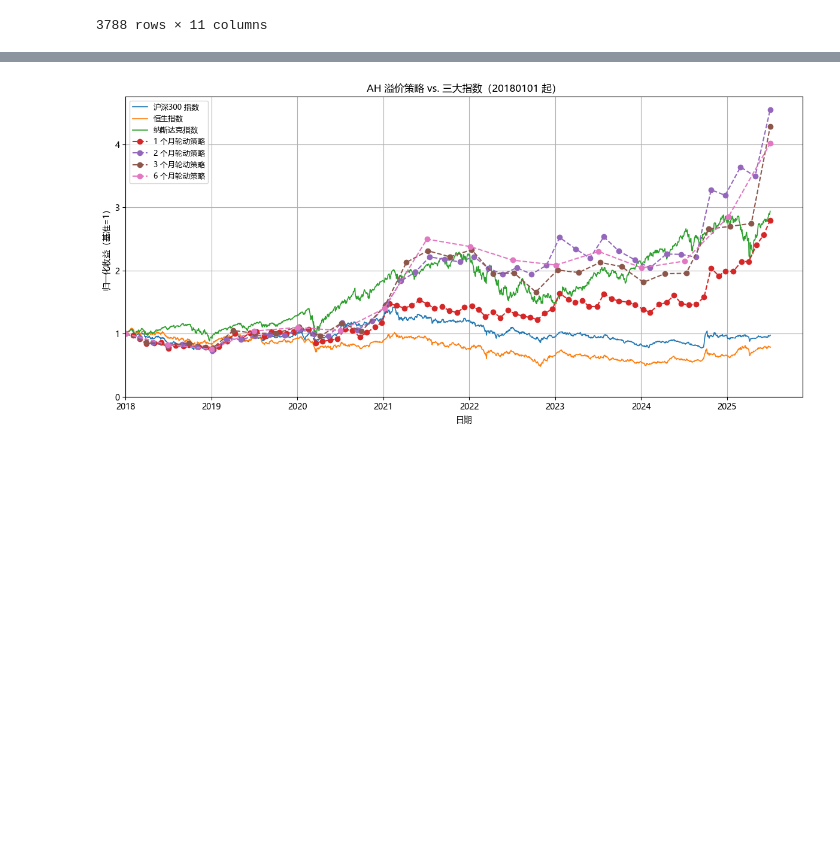
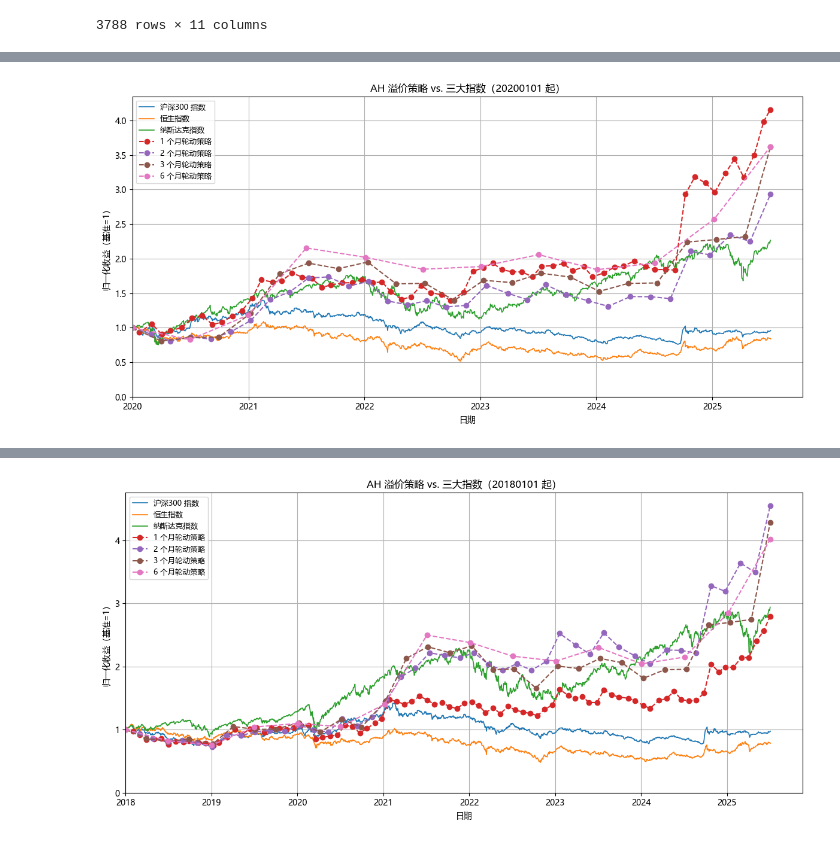
Before and after one commit to Raytto/Quant_strategy_ahp, a Jupyter notebook: strategy_AH_premium_3_cap.ipynb, the cells around one changed output, grey strips where cells are left out. Saved outputs shown, nothing was run; the diff lists cells and outputs as text; code cells hidden in the pictures; blank space fills up the shorter version.

```diff
--- a/strategy_AH_premium_3_cap.ipynb
+++ b/strategy_AH_premium_3_cap.ipynb
@@ -373,0 +388,11 @@ def test(
+# %%
+# 无费率原策略 选top5和bot5
+test(
+    start_dt_str="20200101",
+    rate_A=0.0,
+    rate_H=0.0,
+    min_fee_A=0,
+    min_fee_H=0,
+)
+# %% [output]
+[figure, added]
```
Also changed, not shown: parts of 11 cells of this notebook.
